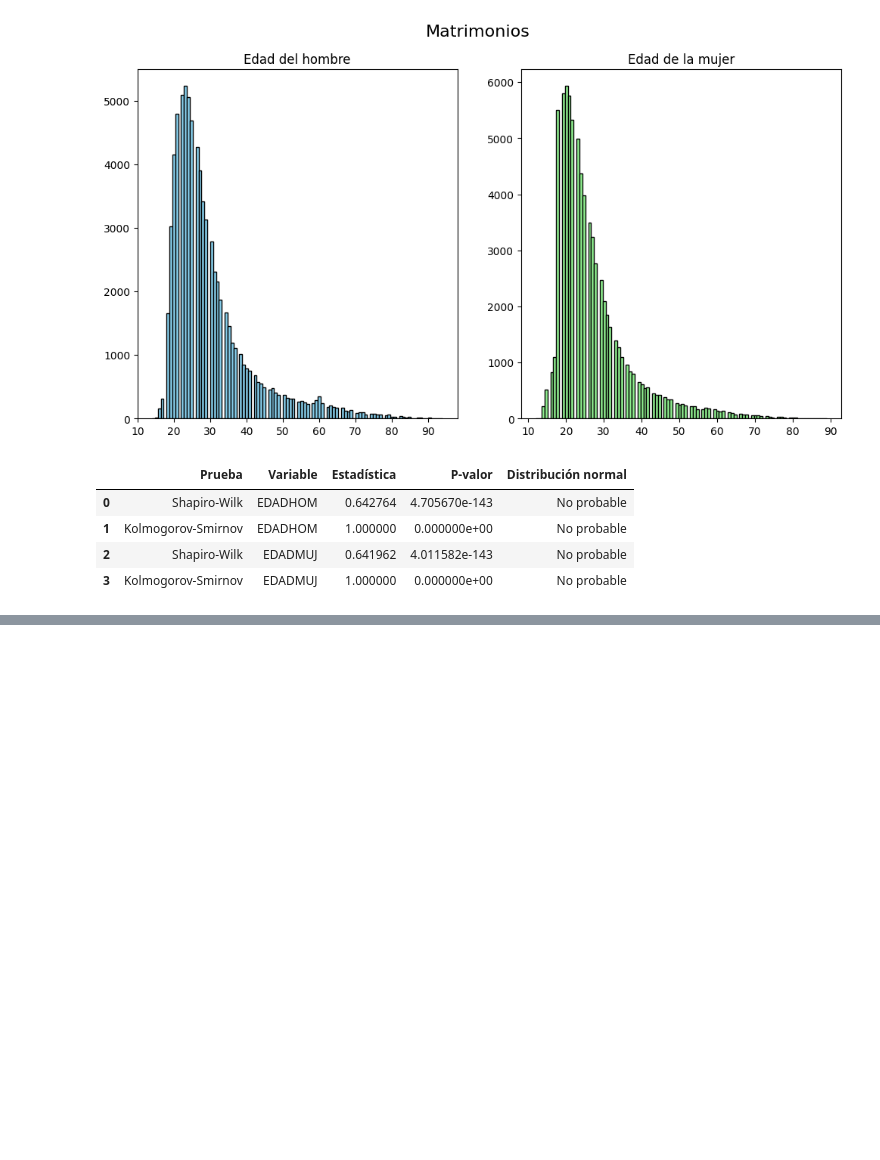
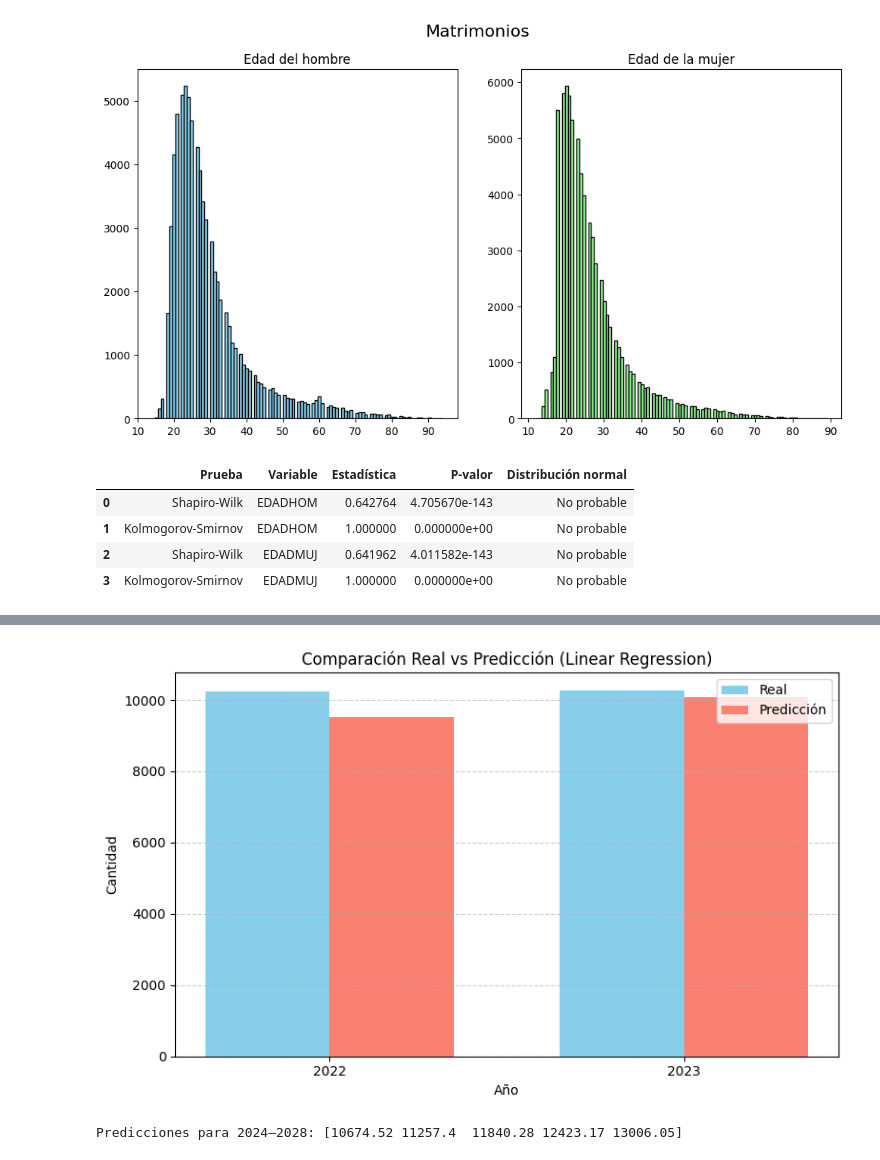
Before and after one commit to DanielRasho/MD-Proyecto3, a Jupyter notebook: ReporteFinal.ipynb, the cells around one changed output, grey strips where cells are left out. Drawn from its saved outputs; the diff is of its cells as text; code cells hidden in the pictures; blank space fills up the shorter version.

```diff
--- a/ReporteFinal.ipynb
+++ b/ReporteFinal.ipynb
@@ -346,0 +576,24 @@ marriages_df.drop(columns="ARE_MARRIAGED", inplace=True)
+# %%
+linear_pipeline = Pipeline([
+    ("scaler", StandardScaler()),
+    ("model", LinearRegression())
+])
+
+linear_model = TransformedTargetRegressor(regressor=linear_pipeline, transformer=StandardScaler())
+
+# Hiperparámetros posibles para LinearRegression
+param_grid_linear = {
+    "regressor__model__fit_intercept": [True, False],
+    "regressor__model__positive": [True, False]
+}
+
+# GridSearch
+grid_search_linear = GridSearchCV(linear_model, param_grid=param_grid_linear, cv=3, scoring="r2")
+linear_model.fit(train_years, train_values)
+linear_preds = linear_model.predict(test_years)
+
+evaluar("Lineal", test_values, linear_preds)
+
+print("\nReales vs Predichos (2022-2023)")
+for año, real, pred in zip(test_years.flatten(), test_values.flatten(), linear_preds):
+    print(f"{año}: real={real:.1f}, pred={pred:.1f}")
@@ -346,0 +608,26 @@ marriages_df.drop(columns="ARE_MARRIAGED", inplace=True)
+# %%
+años = test_years.flatten()
+
+bar_width = 0.35
+index = np.arange(len(años))
+
+plt.figure(figsize=(8, 5))
+plt.bar(index, test_values, bar_width, label='Real', color='skyblue')
+plt.bar(index + bar_width, linear_preds, bar_width, label='Predicción', color='salmon')
+
+plt.xlabel('Año')
+plt.ylabel('Cantidad')
+plt.title('Comparación Real vs Predicción (Linear Regression)')
+plt.xticks(index + bar_width / 2, años)
+plt.legend()
+plt.grid(axis='y', linestyle='--', alpha=0.6)
+plt.tight_layout()
+plt.show()
+# %% [output]
+[figure, added]
+# %%
+future_years = np.array([2024, 2025, 2026, 2027, 2028]).reshape(-1, 1)
+future_preds = linear_model.predict(future_years)
+print("\nPredicciones para 2024–2028:", np.round(future_preds, 2))
+# %% [output]
+Predicciones para 2024–2028: [10674.52 11257.4  11840.28 12423.17 13006.05]
```
Also changed, not shown: parts of 34 cells of this notebook.
